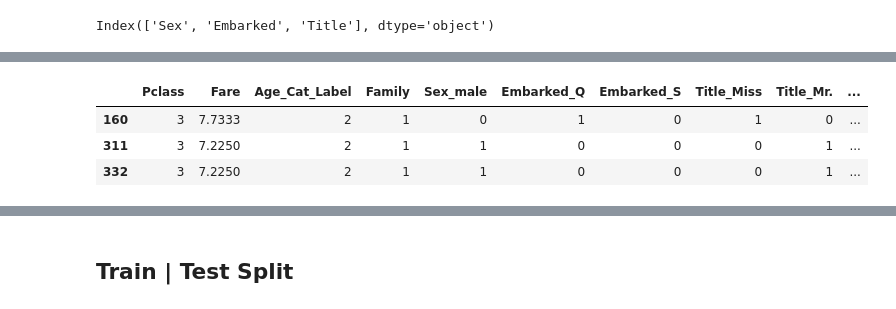
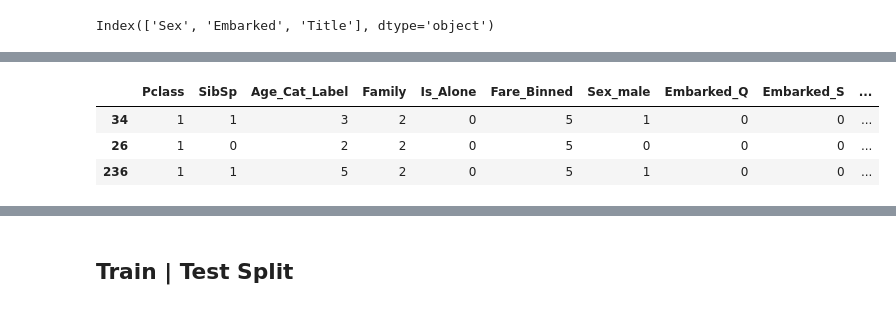
Before and after one commit to fatih-ml/titanic-survival-prediction, a Jupyter notebook: titanic_combined.ipynb, the cells around one changed output, grey strips where cells are left out. Cells and saved outputs as stored; diff of their text form; code cells hidden in the pictures.

```diff
--- a/titanic_combined.ipynb
+++ b/titanic_combined.ipynb
@@ -314,3 +317,5 @@ df.drop(columns=['Ticket'], inplace=True)
+# %%
+df['Is_Alone'] = (df['Family'] == 1).astype(int)
 # %% [markdown]
 ## Check for Outliers
 # %%
@@ -416,0 +421,4 @@ df.sample(3)
+# %%
+df['Fare_Binned'] = pd.qcut(df['Fare'], q=5, labels=False, precision=3)
+df['Fare_Binned'] = df['Fare_Binned']+1
+df['Fare_Binned'].value_counts()
@@ -680,8 +774,8 @@ plt.show()
 ## Data Encoding
 # %%
 # This was staying for better visualization and EDA
-df_train.drop(columns=['Age_Category'], inplace=True)
-df_test.drop(columns=['Age_Category'], inplace=True)
+df_train.drop(columns=['Age_Category', 'Fare', 'Parch'], inplace=True)
+df_test.drop(columns=['Age_Category', 'Fare', 'Parch'], inplace=True)
 # %%
 categorical_features = df_train.select_dtypes(include=['object', 'category']).columns
 categorical_features
@@ -693,9 +787,9 @@ dummies_df_test = pd.get_dummies(df_test, categorical_features, drop_first=True)
 
 X = dummies_df_train.drop(columns=['Survived'])
 y = df_train['Survived']
-X_kaggle = dummies_df_test.copy()
+X_validation = dummies_df_test.copy()
 
 print(X.shape)
 print(y.shape)
-print(X_kaggle.shape)
+print(X_validation.shape)
 # %% [output]
@@ -712,10 +806,10 @@ X.sample(3)
 # %%
-X_kaggle.sample(3)
+X_validation.sample(3)
 # %% [output]
-|  | Pclass | Fare | Age_Cat_Label | Family | Sex_male | Embarked_Q | Embarked_S | Title_Miss | Title_Mr. | ... |
-| 160 | 3 | 7.7333 | 2 | 1 | 0 | 1 | 0 | 1 | 0 | ... |
-| 311 | 3 | 7.2250 | 2 | 1 | 1 | 0 | 0 | 0 | 1 | ... |
-| 332 | 3 | 7.2250 | 2 | 1 | 1 | 0 | 0 | 0 | 1 | ... |
+|  | Pclass | SibSp | Age_Cat_Label | Family | Is_Alone | Fare_Binned | Sex_male | Embarked_Q | Embarked_S | ... |
+| 34 | 1 | 1 | 3 | 2 | 0 | 5 | 1 | 0 | 0 | ... |
+| 26 | 1 | 0 | 2 | 2 | 0 | 5 | 0 | 0 | 0 | ... |
+| 236 | 1 | 1 | 5 | 2 | 0 | 5 | 1 | 0 | 0 | ... |
 # %%
 y.sample(3)
 # %% [output]
```
Also changed, not shown: parts of 64 cells of this notebook, 15 other files.
